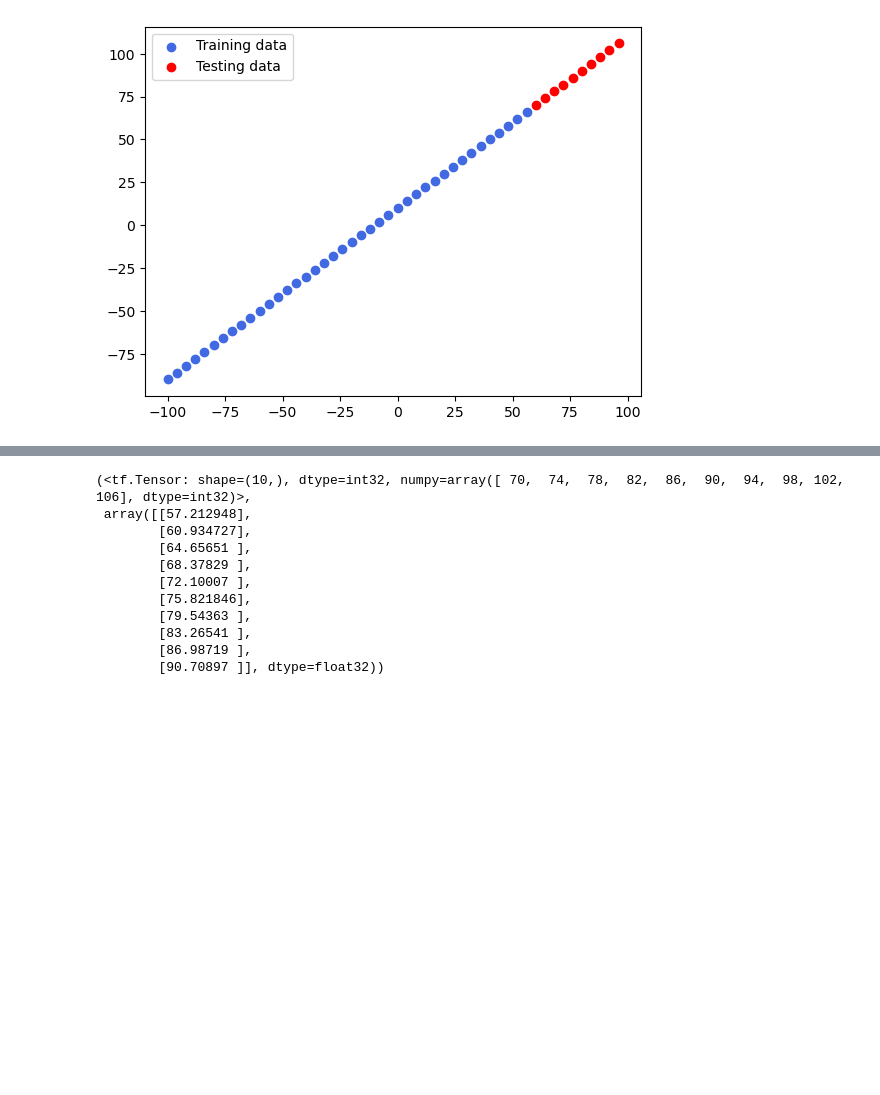
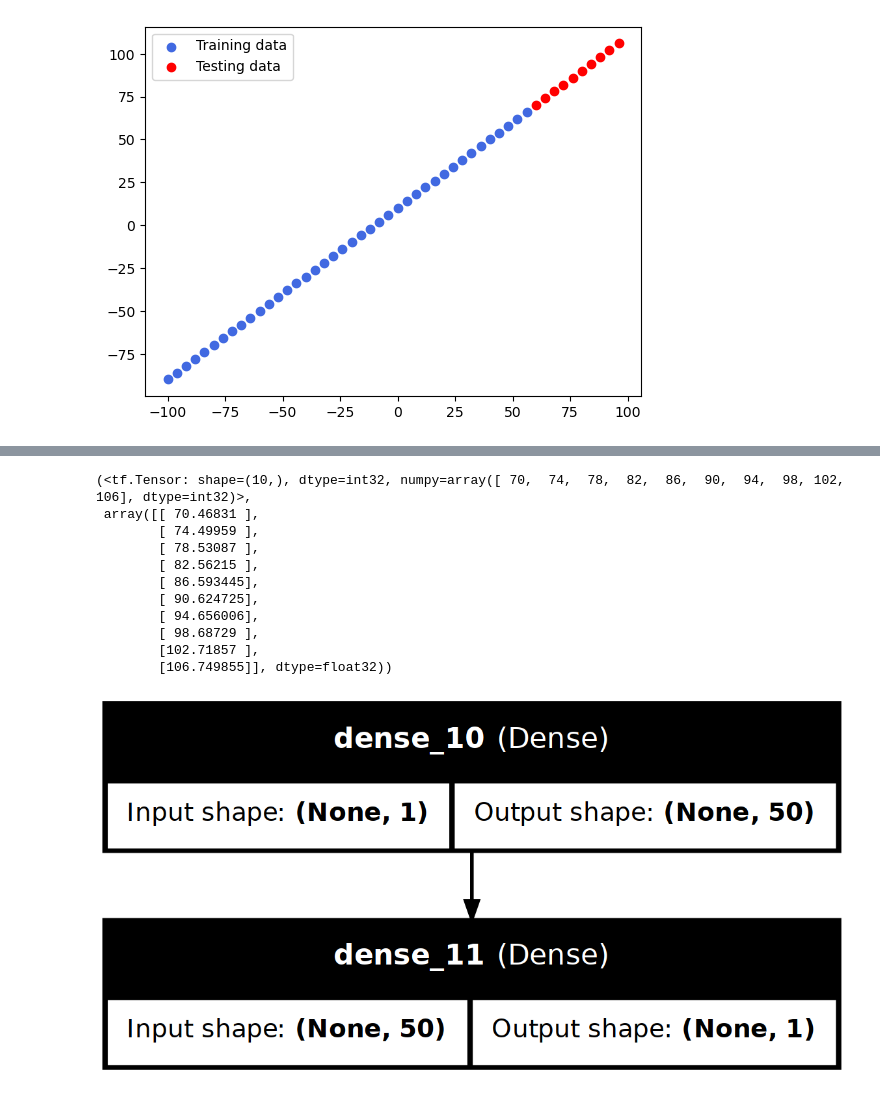
Before and after one commit to alchemistbg/udemy-tensorflow-developer-certificate-bootcamp, a Jupyter notebook: Section-03/Regression_with_tensorflow.ipynb, the cells around one changed output, grey strips where cells are left out. Cells and saved outputs as stored; diff of their text form; code cells hidden in the pictures; blank space fills up the shorter version.

```diff
--- a/Section-03/Regression_with_tensorflow.ipynb
+++ b/Section-03/Regression_with_tensorflow.ipynb
@@ -372,7 +372,9 @@ plt.show()
 [figure]
 # %%
 model4 = tf.keras.models.Sequential([
-    tf.keras.layers.Dense(1, input_shape = [1])
+    # tf.keras.layers.Dense(1, input_shape = [1])
+    tf.keras.layers.Dense(50, activation = None),
+    tf.keras.layers.Dense(1)
 ])
 # %%
 model4.summary()
@@ -389,7 +393,7 @@ Model: "sequential_6"
 # %%
 model4.compile(
     loss = tf.keras.losses.mae,
-    optimizer = tf.keras.optimizers.SGD(),
+    optimizer = tf.keras.optimizers.Adam(learning_rate = 0.01),
     metrics = ['mae']
 )
 # %%
@@ -434,13 +440,13 @@ y2_pred = model4.predict(tf.expand_dims(X2_test, axis = -1))
 y2_test, y2_pred
 # %% [output]
 (<tf.Tensor: shape=(10,), dtype=int32, numpy=array([ 70,  74,  78,  82,  86,  90,  94,  98, 102, 106], dtype=int32)>,
- array([[57.212948],
-        [60.934727],
-        [64.65651 ],
-        [68.37829 ],
-        [72.10007 ],
-        [75.821846],
-        [79.54363 ],
-        [83.26541 ],
-        [86.98719 ],
-        [90.70897 ]], dtype=float32))
+ array([[ 70.46831 ],
+        [ 74.49959 ],
+        [ 78.53087 ],
+        [ 82.56215 ],
+        [ 86.593445],
+        [ 90.624725],
+        [ 94.656006],
+        [ 98.68729 ],
+        [102.71857 ],
+        [106.749855]], dtype=float32))
@@ -446,0 +455,4 @@ y2_test, y2_pred
+# %%
+plot_model(model4, show_shapes = True, show_layer_names = True, expand_nested = True, rankdir = 'TB')
+# %% [output]
+[figure, added]
```
Also changed, not shown: parts of 30 cells of this notebook, 1 other file.
